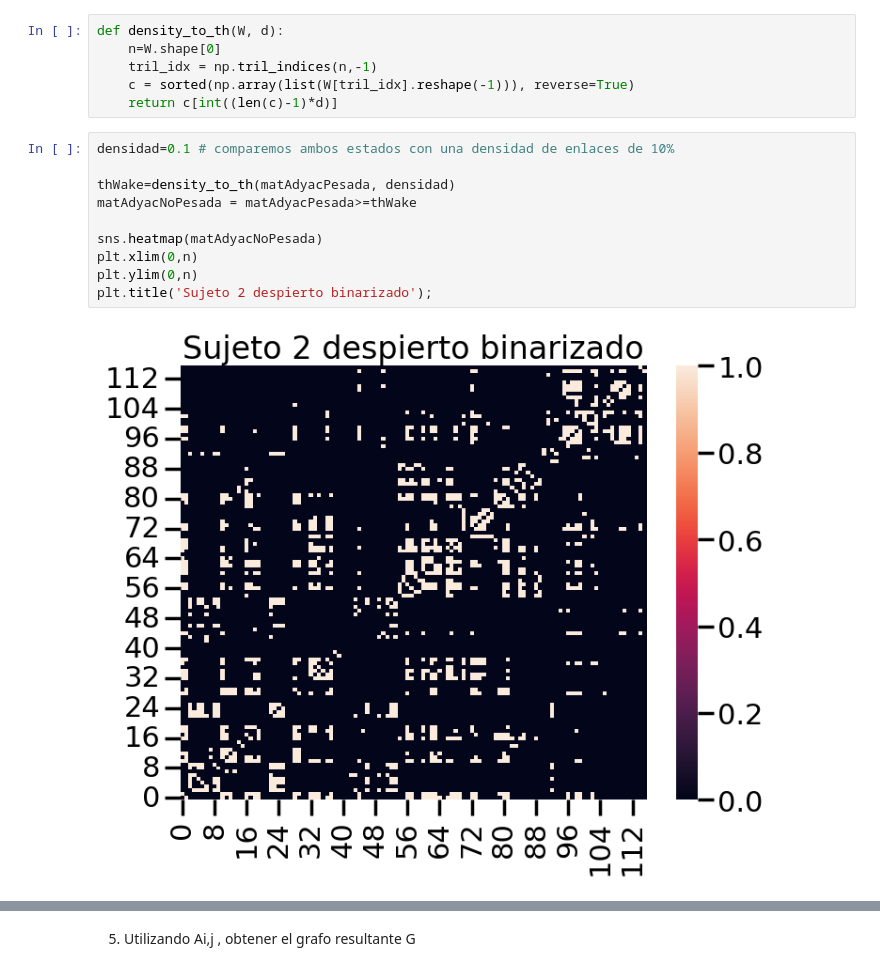
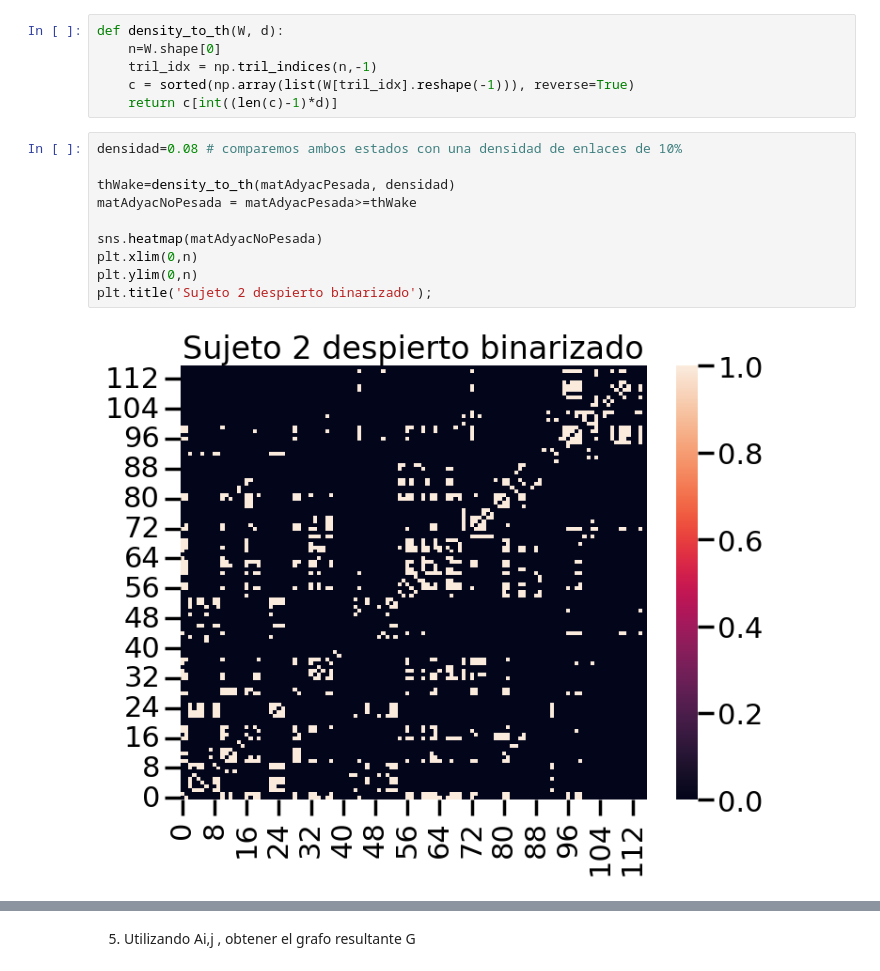
Before and after one commit to josesg998/dmecyt, a Jupyter notebook: preTP2/preTP2.ipynb, the cells around one changed output, grey strips where cells are left out. Cells and saved outputs as stored; diff of their text form.

```diff
--- a/preTP2/preTP2.ipynb
+++ b/preTP2/preTP2.ipynb
@@ -82,17 +81,17 @@ def density_to_th(W, d):
     c = sorted(np.array(list(W[tril_idx].reshape(-1))), reverse=True)
     return c[int((len(c)-1)*d)]
 # %%
-densidad=0.1 # comparemos ambos estados con una densidad de enlaces de 10%
+densidad=0.08 # comparemos ambos estados con una densidad de enlaces de 10%
 
 thWake=density_to_th(matAdyacPesada, densidad)
 matAdyacNoPesada = matAdyacPesada>=thWake
 
 sns.heatmap(matAdyacNoPesada)
 plt.xlim(0,n)
 plt.ylim(0,n)
 plt.title('Sujeto 2 despierto binarizado');
 # %% [output]
-[figure, old version]
+[figure, new version]
 # %%
 densidad=0.08 # comparemos ambos estados con una densidad de enlaces de 10%
 
```
Also changed, not shown: parts of 25 cells of this notebook, 6 other files.
